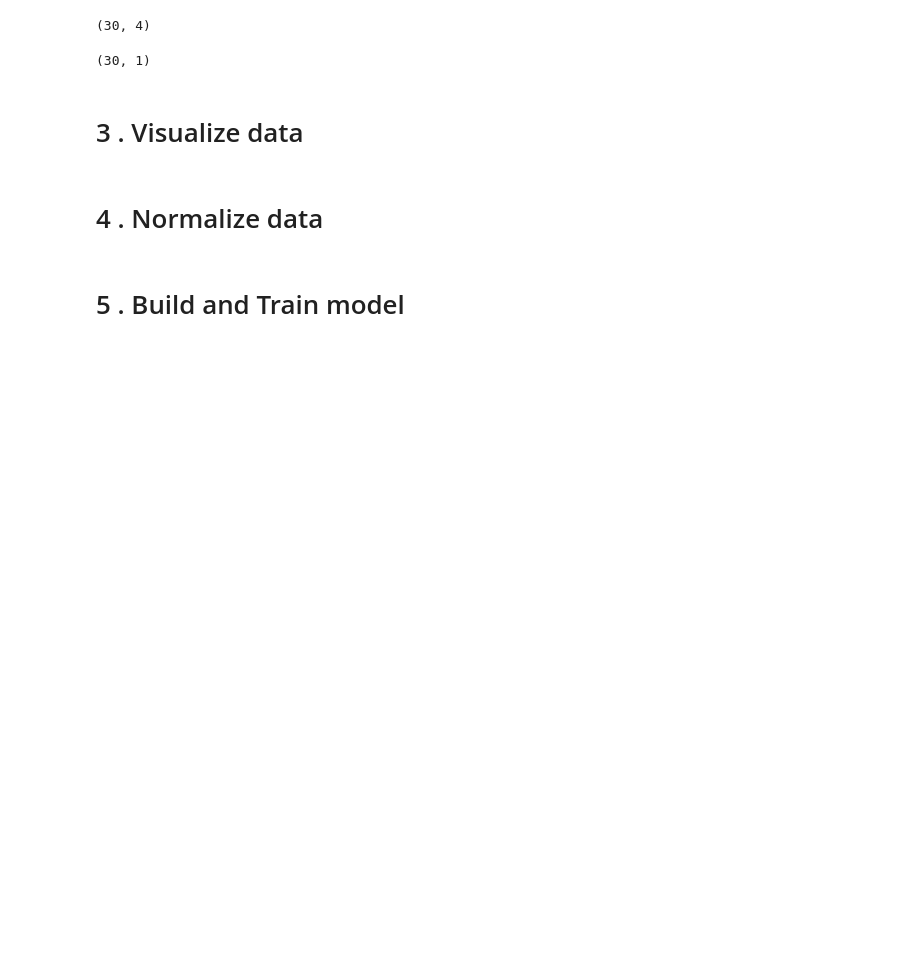
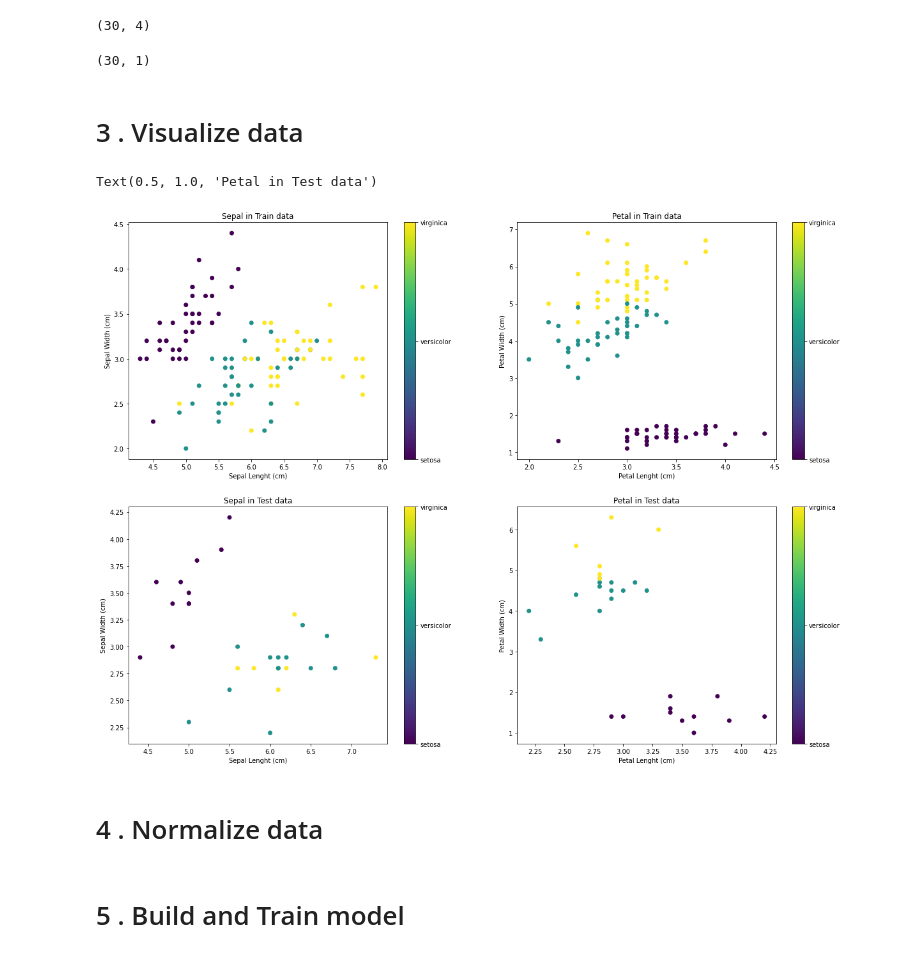
Before and after one commit to trongthuan205/DS102.K21, a Jupyter notebook: 07_DecisionTree_Iris_Data.ipynb, the cells around one changed output. Saved outputs shown, nothing was run; the diff lists cells and outputs as text; code cells hidden in the pictures; blank space fills up the shorter version.

```diff
--- a/07_DecisionTree_Iris_Data.ipynb
+++ b/07_DecisionTree_Iris_Data.ipynb
@@ -73,32 +73,35 @@ X2_test = X_test[:,1]
 X3_test = X_test[:,2]
 X4_test = X_test[:,3]
 # %%
-formatter = plt.FuncFormatter(lambda i, *args: iris.target_names[int(i)])
+formatter = plt.FuncFormatter(lambda i, *args: iris_data.target_names[int(i)])
 plt.figure(figsize = (20,15))
 plt.subplot(2,2,1)
 plt.scatter(X1_train, X2_train, c = y_train)
 plt.colorbar(ticks=[0, 1, 2], format=formatter)
 plt.xlabel('Sepal Lenght (cm)')
 plt.ylabel('Sepal Width (cm)')
 plt.title('Sepal in Train data')
 plt.subplot(2,2,2)
 plt.scatter(X2_train, X3_train, c = y_train)
 plt.colorbar(ticks=[0, 1, 2], format=formatter)
 plt.xlabel('Petal Lenght (cm)')
 plt.ylabel('Petal Width (cm)')
 plt.title('Petal in Train data')
 plt.subplot(2,2,3)
 plt.scatter(X1_test, X2_test, c = y_test)
 plt.colorbar(ticks=[0, 1, 2], format=formatter)
 plt.xlabel('Sepal Lenght (cm)')
 plt.ylabel('Sepal Width (cm)')
 plt.title('Sepal in Test data')
 plt.subplot(2,2,4)
 plt.scatter(X2_test, X3_test, c = y_test)
 plt.colorbar(ticks=[0, 1, 2], format=formatter)
 plt.xlabel('Petal Lenght (cm)')
 plt.ylabel('Petal Width (cm)')
 plt.title('Petal in Test data')
+# %% [output]
+Text(0.5, 1.0, 'Petal in Test data')
+[figure, added]
 # %% [markdown]
 # 4 . Normalize data
 # %%
```
Also changed, not shown: parts of 1 cell of this notebook.
